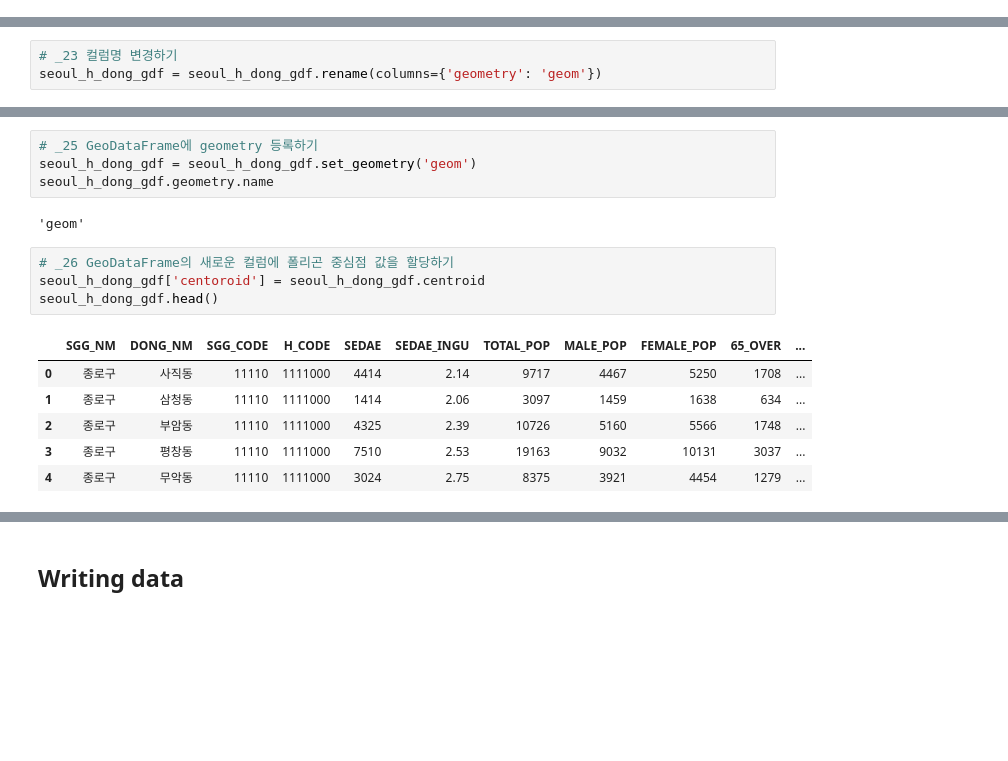
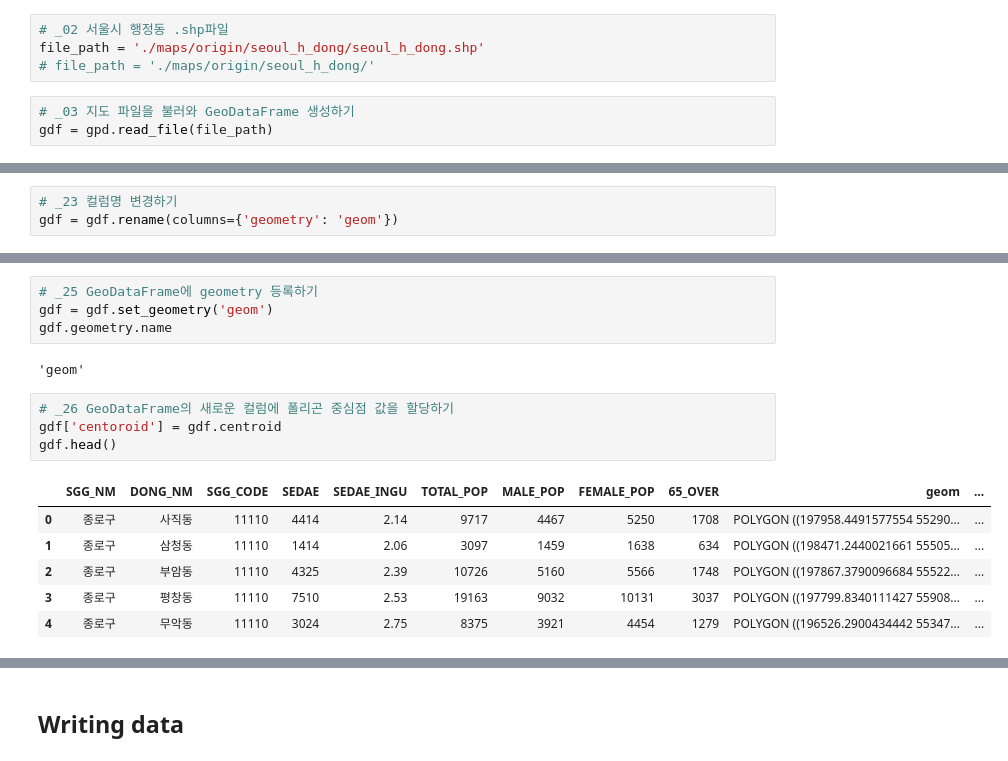
Before and after one commit to rollinstar/gpd_example, a Jupyter notebook: (Basic)Geospatial_Data_with_Python_1st.ipynb, the cells around one changed output, grey strips where cells are left out. Cells and saved outputs as stored; diff of their text form; blank space fills up the shorter version.

```diff
--- a/(Basic)Geospatial_Data_with_Python_1st.ipynb
+++ b/(Basic)Geospatial_Data_with_Python_1st.ipynb
@@ -254,0 +31,7 @@ start_point.distance(end_point)
+# %%
+# _02 서울시 행정동 .shp파일
+file_path = './maps/origin/seoul_h_dong/seoul_h_dong.shp'
+# file_path = './maps/origin/seoul_h_dong/'
+# %%
+# _03 지도 파일을 불러와 GeoDataFrame 생성하기
+gdf = gpd.read_file(file_path)
@@ -272,6 +279,6 @@ seoul_h_dong_gdf.geometry.name
 'geometry'
 # %%
 # _23 컬럼명 변경하기
-seoul_h_dong_gdf = seoul_h_dong_gdf.rename(columns={'geometry': 'geom'})
+gdf = gdf.rename(columns={'geometry': 'geom'})
 # %%
 # _24 GeoDataFrame의 gemetry 확인하기
@@ -280,20 +287,20 @@ seoul_h_dong_gdf.geometry.name
 AttributeError: No geometry data set yet (expected in column 'geometry'.
 # %%
 # _25 GeoDataFrame에 geometry 등록하기
-seoul_h_dong_gdf = seoul_h_dong_gdf.set_geometry('geom')
-seoul_h_dong_gdf.geometry.name
+gdf = gdf.set_geometry('geom')
+gdf.geometry.name
 # %% [output]
 'geom'
 # %%
 # _26 GeoDataFrame의 새로운 컬럼에 폴리곤 중심점 값을 할당하기
-seoul_h_dong_gdf['centoroid'] = seoul_h_dong_gdf.centroid
-seoul_h_dong_gdf.head()
+gdf['centoroid'] = gdf.centroid
+gdf.head()
 # %% [output]
-|  | SGG_NM | DONG_NM | SGG_CODE | H_CODE | SEDAE | SEDAE_INGU | TOTAL_POP | MALE_POP | FEMALE_POP | 65_OVER | ... |
-| 0 | 종로구 | 사직동 | 11110 | 1111000 | 4414 | 2.14 | 9717 | 4467 | 5250 | 1708 | ... |
-| 1 | 종로구 | 삼청동 | 11110 | 1111000 | 1414 | 2.06 | 3097 | 1459 | 1638 | 634 | ... |
-| 2 | 종로구 | 부암동 | 11110 | 1111000 | 4325 | 2.39 | 10726 | 5160 | 5566 | 1748 | ... |
-| 3 | 종로구 | 평창동 | 11110 | 1111000 | 7510 | 2.53 | 19163 | 9032 | 10131 | 3037 | ... |
-| 4 | 종로구 | 무악동 | 11110 | 1111000 | 3024 | 2.75 | 8375 | 3921 | 4454 | 1279 | ... |
+|  | SGG_NM | DONG_NM | SGG_CODE | SEDAE | SEDAE_INGU | TOTAL_POP | MALE_POP | FEMALE_POP | 65_OVER | geom | ... |
+| 0 | 종로구 | 사직동 | 11110 | 4414 | 2.14 | 9717 | 4467 | 5250 | 1708 | POLYGON ((197958.4491577554 55290... | ... |
+| 1 | 종로구 | 삼청동 | 11110 | 1414 | 2.06 | 3097 | 1459 | 1638 | 634 | POLYGON ((198471.2440021661 55505... | ... |
+| 2 | 종로구 | 부암동 | 11110 | 4325 | 2.39 | 10726 | 5160 | 5566 | 1748 | POLYGON ((197867.3790096684 55522... | ... |
+| 3 | 종로구 | 평창동 | 11110 | 7510 | 2.53 | 19163 | 9032 | 10131 | 3037 | POLYGON ((197799.8340111427 55908... | ... |
+| 4 | 종로구 | 무악동 | 11110 | 3024 | 2.75 | 8375 | 3921 | 4454 | 1279 | POLYGON ((196526.2900434442 55347... | ... |
 # %%
 # _27 해당 Dataframe의 geometry컬럼 변경하기
```
Also changed, not shown: parts of 80 cells of this notebook, 12 other files.
